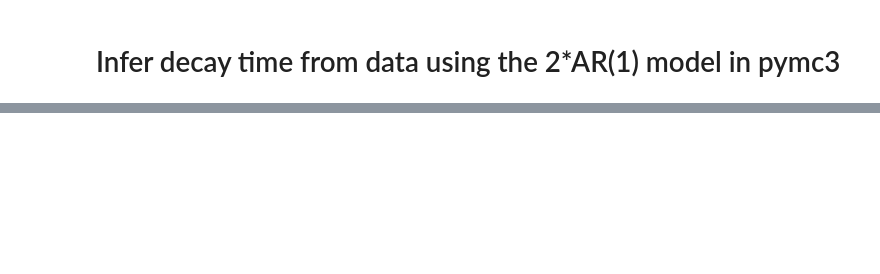
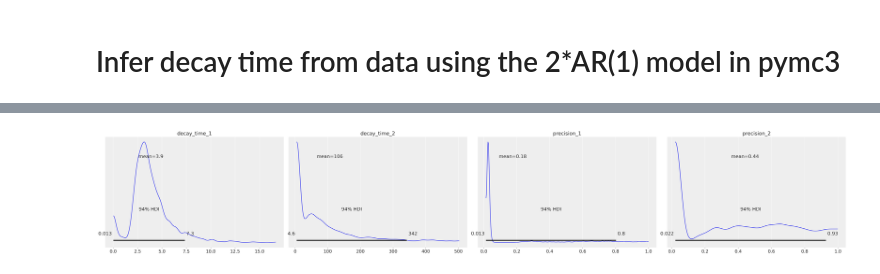
Before and after one commit to wwy-wwy-wwy/Biomolecular-Condensates, a Jupyter notebook: documentation.ipynb, the cells around one changed output, grey strips where cells are left out. Cells and saved outputs as stored; diff of their text form; code cells hidden in the pictures; blank space fills up the shorter version.

```diff
--- a/documentation.ipynb
+++ b/documentation.ipynb
@@ -149,0 +155,4 @@ az.plot_trace(
+# %%
+plot_posterior(trace_multi_model, n_time_scale = 2)
+# %% [output]
+[figure, added]
```
Also changed, not shown: parts of 10 cells of this notebook, 1 other file.
